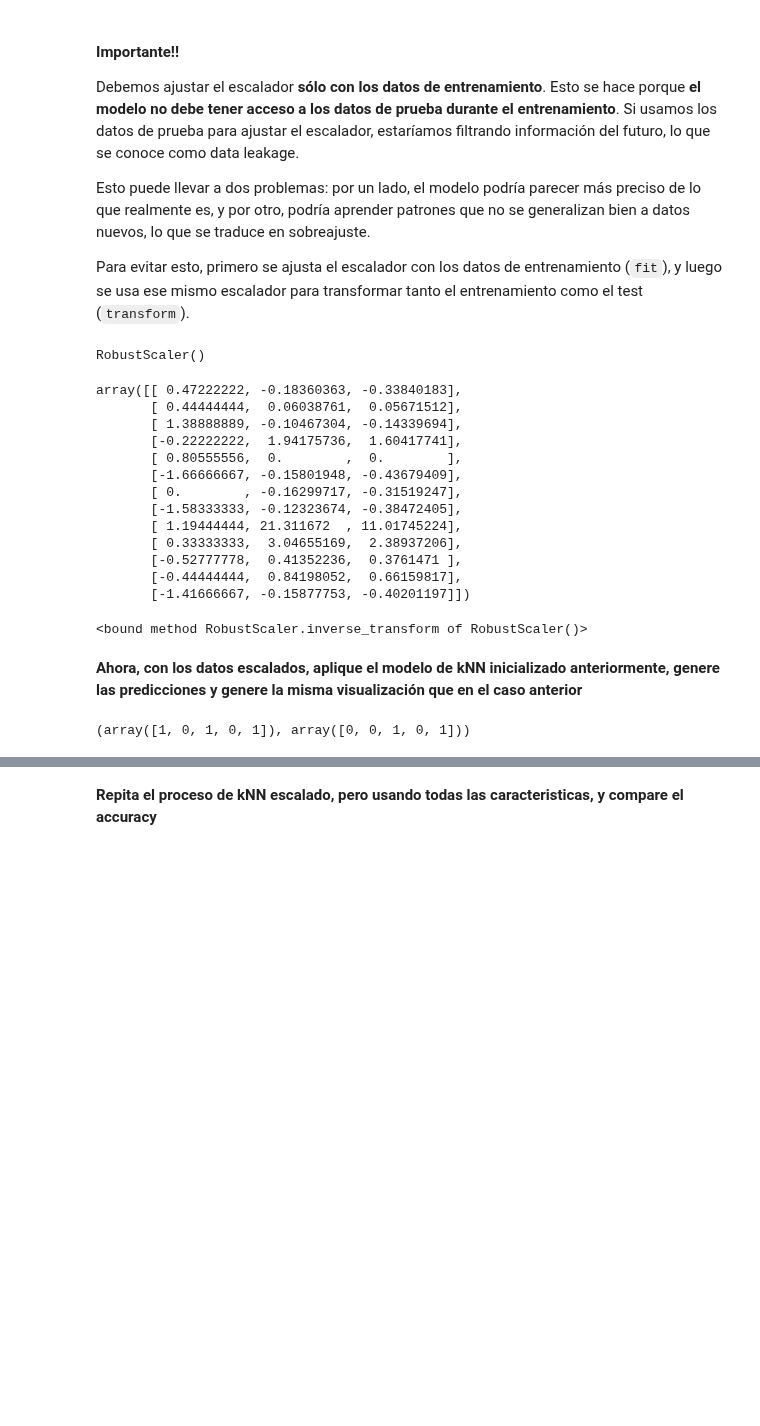
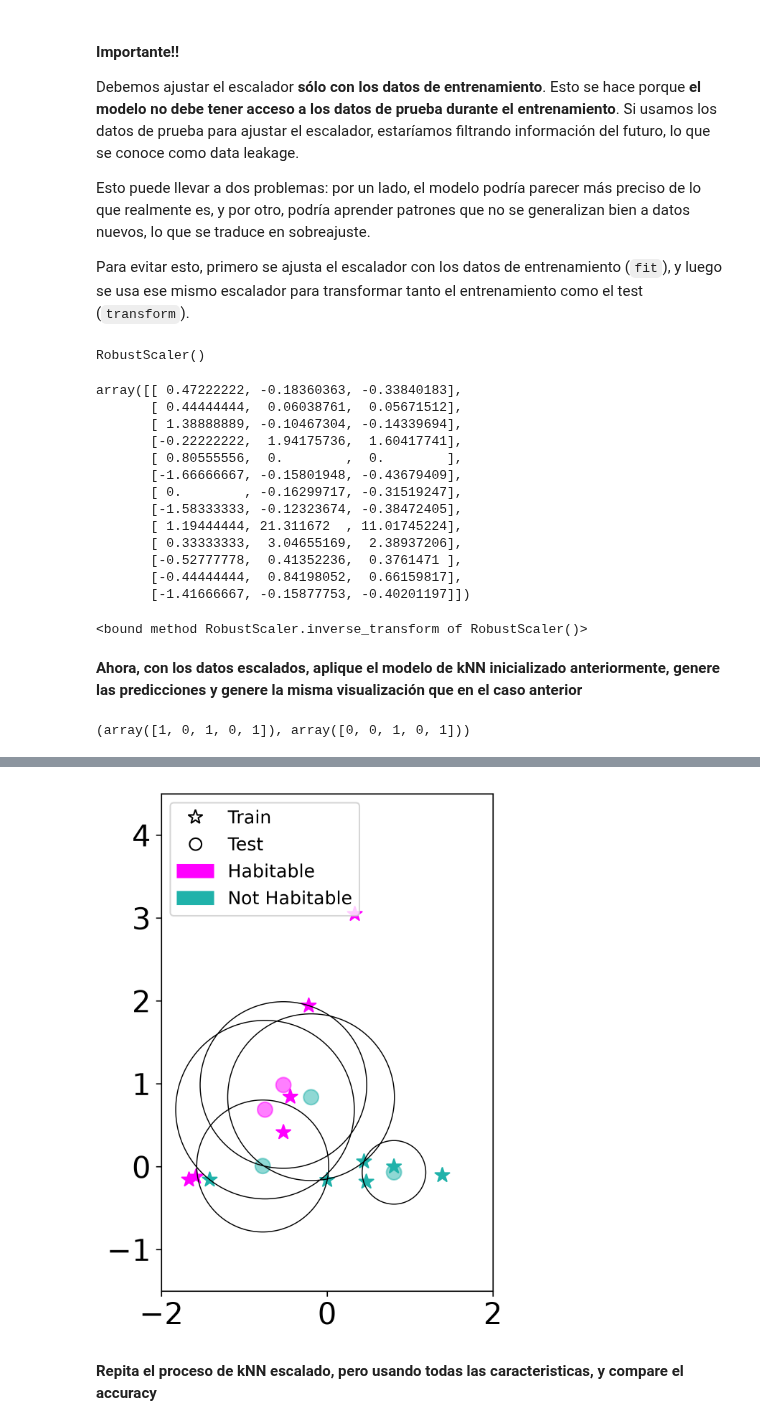
Before and after one commit to tobi557/ML_USM, a Jupyter notebook: Actividades/Semana3_AD_kNN.ipynb, the cells around one changed output, grey strips where cells are left out. Saved outputs shown, nothing was run; the diff lists cells and outputs as text; code cells hidden in the pictures; blank space fills up the shorter version.

```diff
--- a/Actividades/Semana3_AD_kNN.ipynb
+++ b/Actividades/Semana3_AD_kNN.ipynb
@@ -767,2 +719,92 @@ plt.ylabel('Period of Orbit (days)');
+# %%
+plt.figure(figsize=(10, 6))
+cmap = matplotlib.colors.LinearSegmentedColormap.from_list(
+    "", ["#20B2AA", "#FF00FF"]
+)
+
+# 1. Training-Set plotten (Spalte 0 = S_MASS, Spalte 1 = P_PERIOD)
+a = plt.scatter(
+    scaledXTrain[:, 0],
+    scaledXTrain[:, 1],
+    marker="*",
+    facecolor="None",
+    c=ytrain,
+    s=100,
+    label="Train",
+    cmap=cmap,
+)
+
+# 2. Test-Set plotten
+a = plt.scatter(
+    scaledXtest[:, 0],
+    scaledXtest[:, 1],
+    marker="o",
+    facecolor="None",
+    c=ytest,
+    s=100,
+    label="Test",
+    cmap=cmap,
+    alpha=0.5,
+)
+
+# 3. k-NN Kreise um die Testpunkte zeichnen
+# (model.kneighbors berechnet die Distanzen im skalierten 2D-Raum)
+distances, indices = model.kneighbors(scaledXtest[:, :2])
+
+for i in range(len(scaledXtest)):
+    radius = distances[i, 2]  # Distanz zum 3. nächsten Nachbarn
+    circle = plt.Circle(
+        (scaledXtest[i, 0], scaledXtest[i, 1]),
+        radius,
+        lw=0.7,
+        edgecolor="k",
+        facecolor="none",
+    )
+    plt.gca().add_artist(circle)
+
+plt.gca().set_aspect(1)
+plt.xlim(-2.0, 2.0)
+plt.ylim(-1.5, 4.5)
+
+# Legende aufbauen
+bluepatch = mpatches.Patch(color="#20B2AA", label="Not Habitable")
+magentapatch = mpatches.Patch(color="#FF00FF", label="Habitable")
+
+import matplotlib.lines as mlines
+import matplotlib.patches as mpatches
+
+# Eigene Legendeneinträge definieren
+train_handle = mlines.Line2D(
+    [],
+    [],
+    color="k",
+    marker="*",
+    linestyle="None",
+    markersize=10,
+    markerfacecolor="none",
+    label="Train",
+)
+test_handle = mlines.Line2D(
+    [],
+    [],
+    color="k",
+    marker="o",
+    linestyle="None",
+    markersize=8,
+    markerfacecolor="none",
+    label="Test",
+)
+magentapatch = mpatches.Patch(color="#FF00FF", label="Habitable")
+bluepatch = mpatches.Patch(color="#20B2AA", label="Not Habitable")
+
+# Legende mit allen 4 Elementen setzen
+plt.legend(
+    handles=[train_handle, test_handle, magentapatch, bluepatch],
+    loc="upper left",
+    fontsize=12,
+)
+plt.show()
+# %% [output]
+[figure, added]
 # %% [markdown]
 **Repita el proceso de kNN escalado, pero usando todas las caracteristicas, y compare el accuracy**
```
Also changed, not shown: parts of 11 cells of this notebook.
